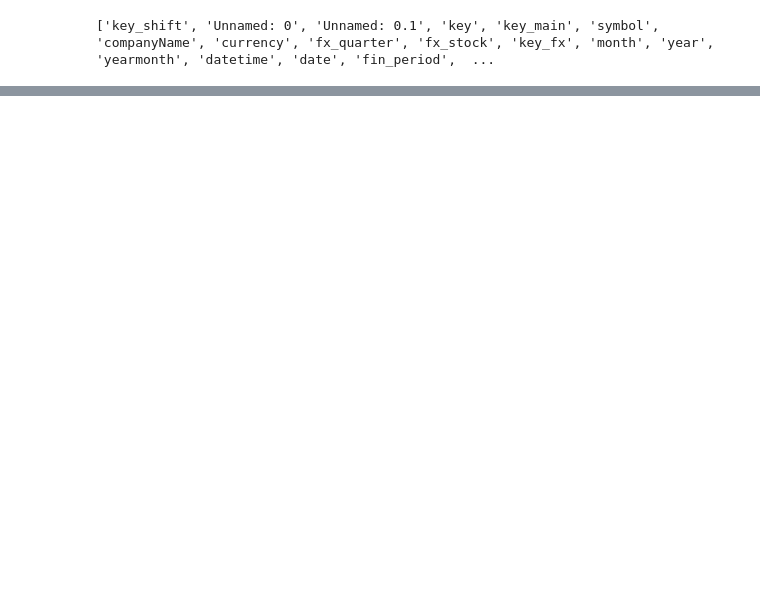
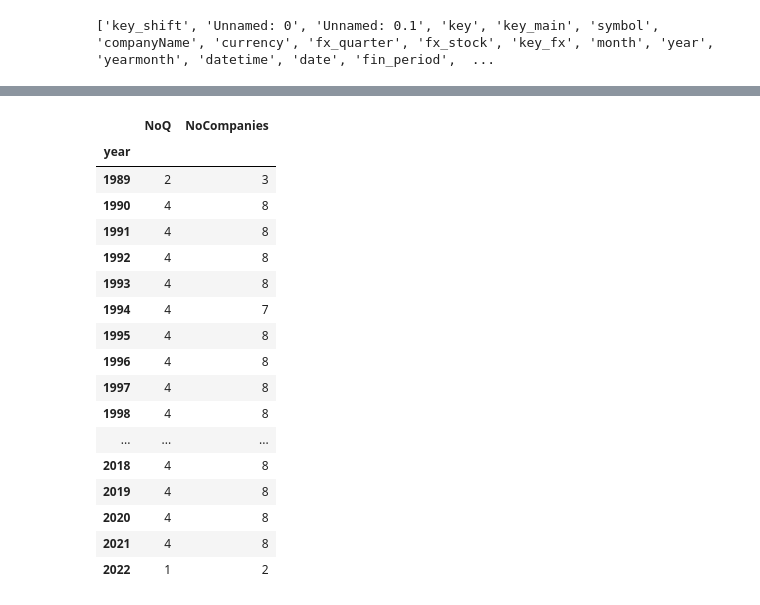
Before and after one commit to kimzwegz/stock_portfolio, a Jupyter notebook: notebooks/kk_nb3_ratiofeatures.ipynb, the cells around one changed output, grey strips where cells are left out. Saved outputs shown, nothing was run; the diff lists cells and outputs as text; code cells hidden in the pictures; blank space fills up the shorter version.

```diff
--- a/notebooks/kk_nb3_ratiofeatures.ipynb
+++ b/notebooks/kk_nb3_ratiofeatures.ipynb
@@ -309,7 +373,26 @@ print(df_final_v2.shape[0], df_final_v3.shape[0])
 # %%
 df_final_vf = df_final_v2
 # %%
-df_final_periods = df_final_vf.groupby(['year' , 'cal_period'])['symbol'].count().reset_index()
+df_final_periods = df_final_v1.groupby(['year' , 'cal_period'])['symbol'].count().reset_index()
 df_final_periods = df_final_periods.groupby('year').agg(NoQ=('cal_period', 'count'), NoCompanies=('symbol', 'sum'))
 df_final_periods
+# %% [output]
+|  | NoQ | NoCompanies |
+| year |  |  |
+| 1989 | 2 | 3 |
+| 1990 | 4 | 8 |
+| 1991 | 4 | 8 |
+| 1992 | 4 | 8 |
+| 1993 | 4 | 8 |
+| 1994 | 4 | 7 |
+| 1995 | 4 | 8 |
+| 1996 | 4 | 8 |
+| 1997 | 4 | 8 |
+| 1998 | 4 | 8 |
+| ... | ... | ... |
+| 2018 | 4 | 8 |
+| 2019 | 4 | 8 |
+| 2020 | 4 | 8 |
+| 2021 | 4 | 8 |
+| 2022 | 1 | 2 |
 # %%
```
Also changed, not shown: parts of 17 cells of this notebook, 2 other files.
